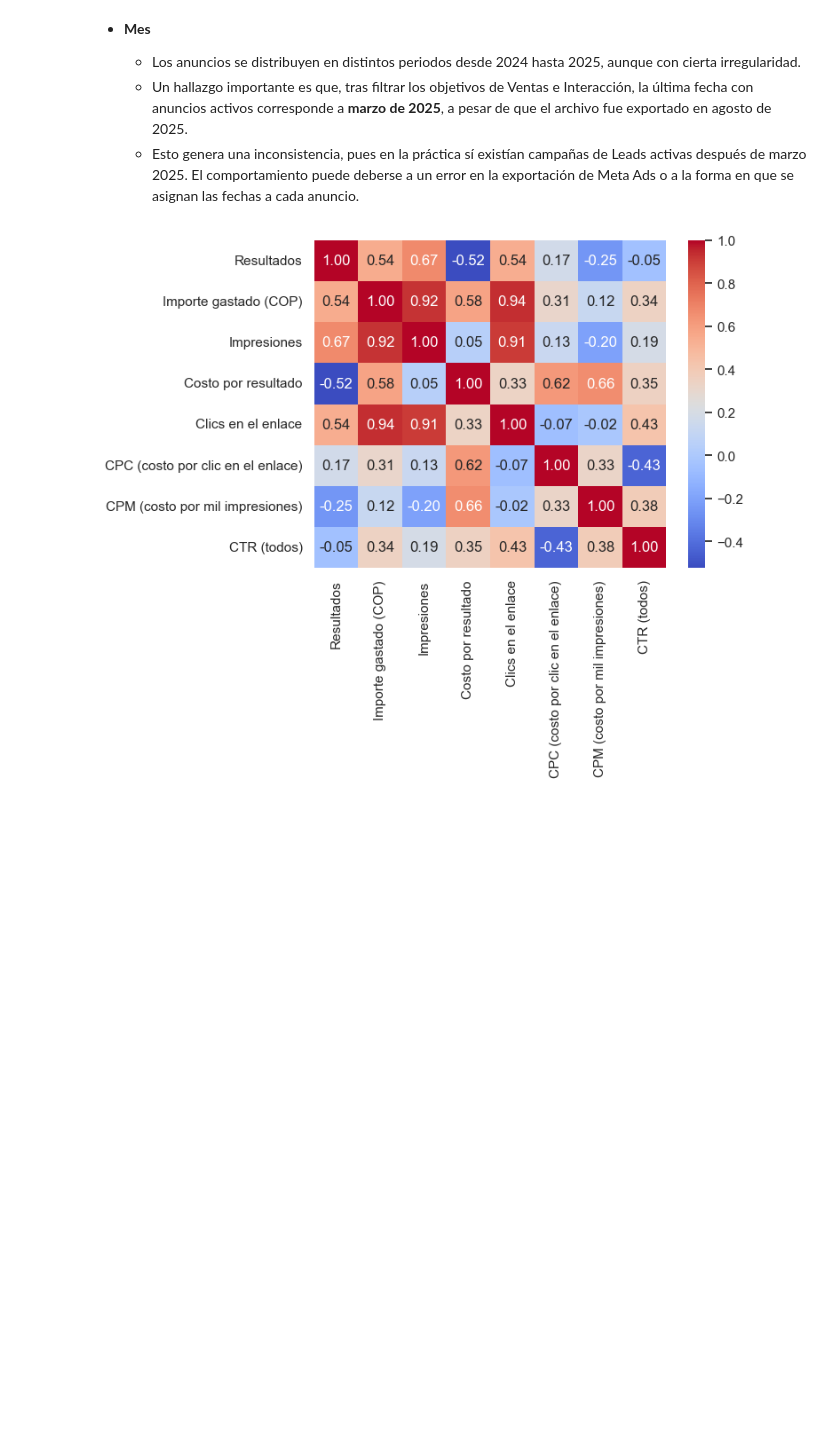
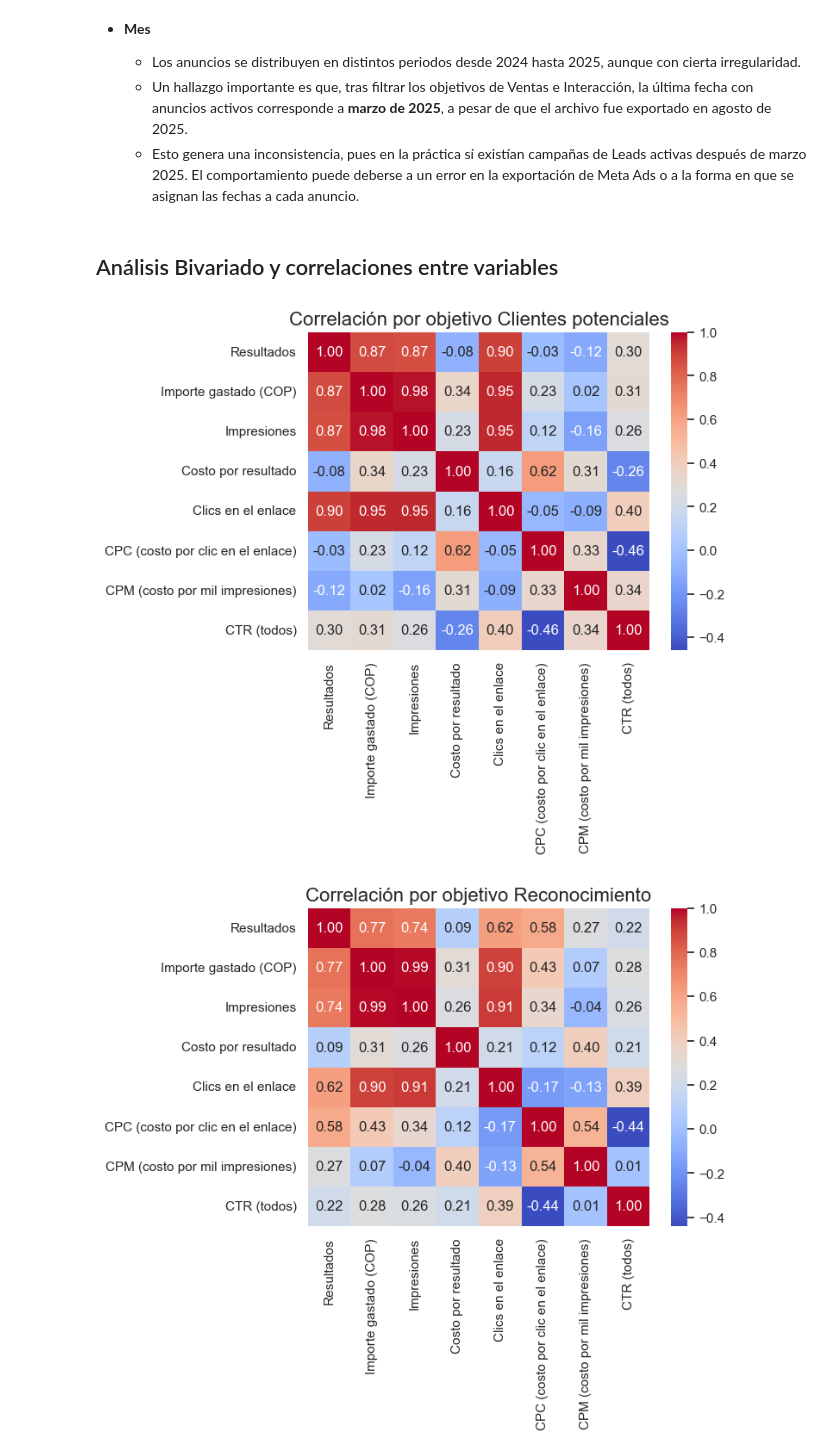
Before and after one commit to andresmaufer03/Proyecto-EDA, a Jupyter notebook: Meta Análisis/EDAMeta.ipynb, the cells around one changed output. Cells and saved outputs as stored; diff of their text form; code cells hidden in the pictures; blank space fills up the shorter version.

Commit message:
Bivariado y correlaciones terminadas

```diff
--- a/Meta Análisis/EDAMeta.ipynb
+++ b/Meta Análisis/EDAMeta.ipynb
@@ -419,9 +420,23 @@ Al analizar las variables categóricas segmentadas por objetivo de campaña, se
   - Los anuncios se distribuyen en distintos periodos desde 2024 hasta 2025, aunque con cierta irregularidad.
   - Un hallazgo importante es que, tras filtrar los objetivos de Ventas e Interacción, la última fecha con anuncios activos corresponde a **marzo de 2025**, a pesar de que el archivo fue exportado en agosto de 2025.
   - Esto genera una inconsistencia, pues en la práctica sí existían campañas de Leads activas después de marzo 2025. El comportamiento puede deberse a un error en la exportación de Meta Ads o a la forma en que se asignan las fechas a cada anuncio.
+# %% [markdown]
+## Análisis Bivariado y correlaciones entre variables
 # %%
-heatmap_list=df_meta[['Resultados','Importe gastado (COP)','Impresiones','Costo por resultado','Clics en el enlace','CPC (costo por clic en el enlace)','CPM (costo por mil impresiones)','CTR (todos)']]
-sns.heatmap(heatmap_list.corr(method='spearman'),annot=True, cmap="coolwarm", fmt=".2f")
-plt.show()
+vars_numericas1 = [
+    'Resultados',
+    'Importe gastado (COP)',
+    'Impresiones',
+    'Costo por resultado',
+    'Clics en el enlace',
+    'CPC (costo por clic en el enlace)',
+    'CPM (costo por mil impresiones)',
+    'CTR (todos)'
+]
+for objetivo, df in dfs1.items():
+    sns.heatmap(df[vars_numericas1].corr(method='spearman'),annot=True, cmap="coolwarm", fmt=".2f")
+    plt.title(f'Correlación por objetivo {objetivo}')
+    plt.show()
 # %% [output]
-[figure, old version]
+[figure, new version]
+[figure, added]
```
Also changed, not shown: parts of 7 cells of this notebook.
